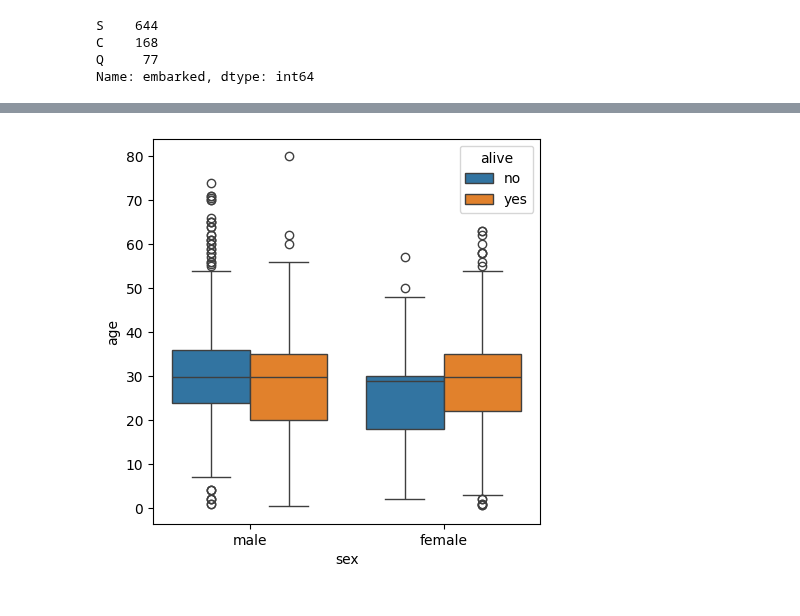
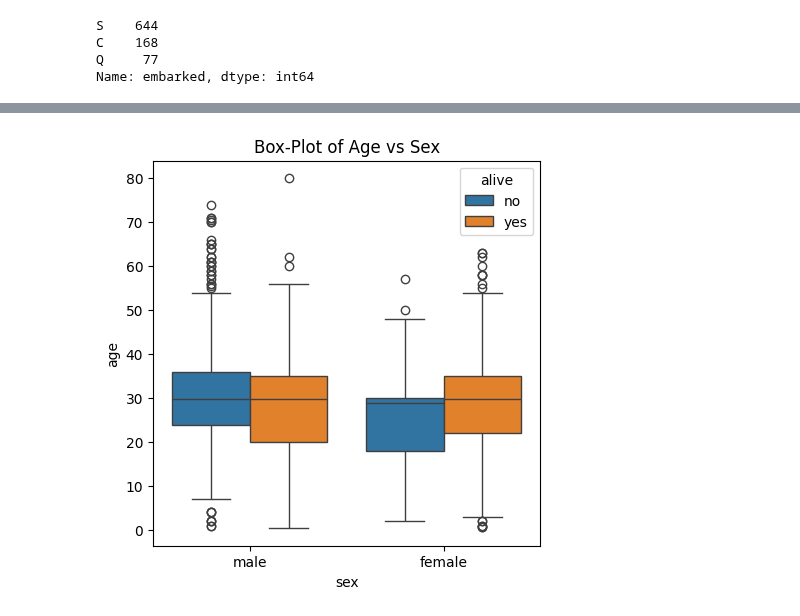
Before and after one commit to shxntanu/TE-Lab-Assignments, a Jupyter notebook: 05/Assignment5.ipynb, the cells around one changed output, grey strips where cells are left out. Saved outputs shown, nothing was run; the diff lists cells and outputs as text; code cells hidden in the pictures.

```diff
--- a/05/Assignment5.ipynb
+++ b/05/Assignment5.ipynb
@@ -78,6 +82,7 @@ titanic['embarked'] = titanic['embarked'].fillna('S')
 # %%
 plt.figure(figsize=(5,5))
+plt.title("Box-Plot of Age vs Sex")
 sns.boxplot(x="sex", y="age",hue='alive', data=titanic)
 plt.show()
 # %% [output]
-[figure, old version]
+[figure, new version]
```
Also changed, not shown: parts of 3 cells of this notebook.
